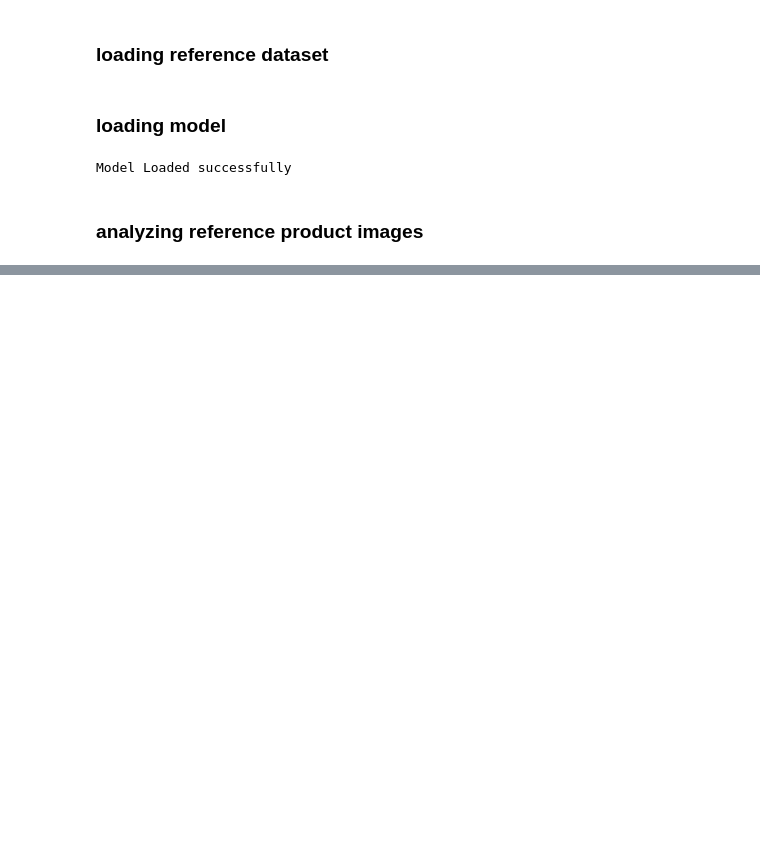
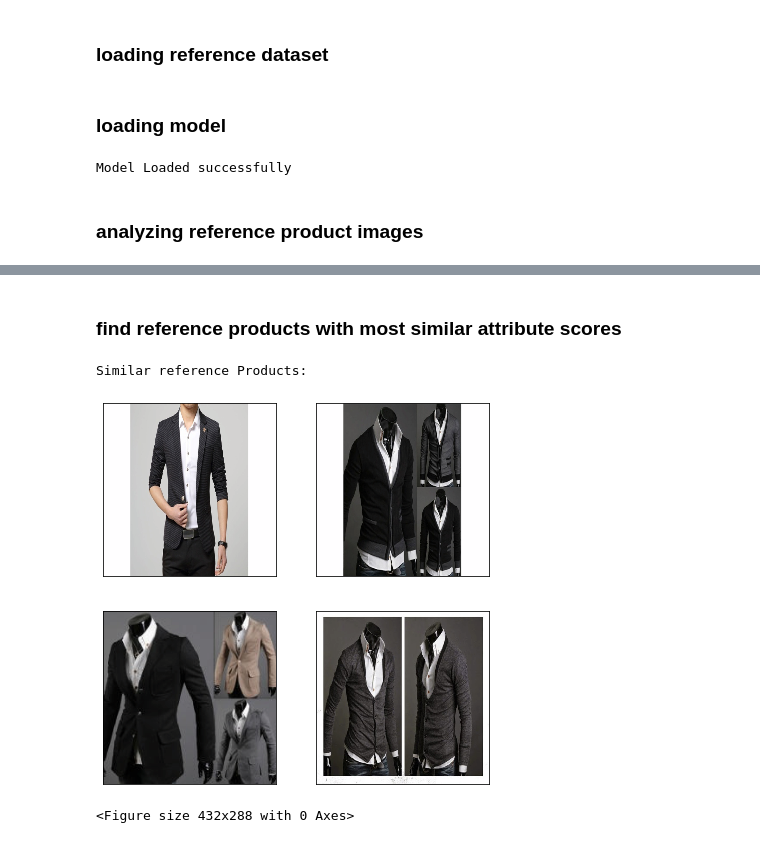
Before and after one commit to malteprinzler/VisualFashionAttributePrediction, a Jupyter notebook: notebooks/product_matching.ipynb, the cells around one changed output, grey strips where cells are left out. Saved outputs shown, nothing was run; the diff lists cells and outputs as text; code cells hidden in the pictures; blank space fills up the shorter version.

```diff
--- a/notebooks/product_matching.ipynb
+++ b/notebooks/product_matching.ipynb
@@ -12,7 +18,8 @@ import torch
 # %% [markdown]
 ### loading reference dataset
 # %%
-ds = iMatDataset(labels_file="../Data/iMaterialist/validation.json", img_dir="../Data/iMaterialist/validation", attr_descr_file="../Data/iMaterialist/iMat_fashion_2018_label_map_228.csv",
+# paths to dataset folder must be changed according to your file structure
+ds = iMatDataset(labels_file="/home/mprinzler/storage/iMaterialist/validation.json", img_dir="/home/mprinzler/storage/iMaterialist/val", attr_descr_file="/home/mprinzler/storage/iMaterialist/iMat_fashion_2018_label_map_228.csv",
                 rgb_mean=[0.6742, 0.6307, 0.6173], rgb_std=[0.6742, 0.6307, 0.6173])
 # %% [markdown]
 ### loading model
@@ -32,0 +51,3 @@ RuntimeError: [enforce fail at ..\c10\core\CPUAllocator.cpp:72] data. DefaultCPU
+# %%
+# loading previously saved ref_attr_scores (if existing)
+ref_attr_scores = torch.load("ref_attr_scores.pth")
@@ -32,0 +67,23 @@ RuntimeError: [enforce fail at ..\c10\core\CPUAllocator.cpp:72] data. DefaultCPU
+# %%
+# retreive similar products
+pred_attr_scores = model(ds.trafo_pil2tensor(query_img_pil).unsqueeze(0).to(device))[0].cpu()
+# %% [markdown]
+### find reference products with most similar attribute scores
+# %%
+ref_attr_score_distances = torch.sum((pred_attr_scores - ref_attr_scores)**2, dim=1).sqrt()
+closest_4 = torch.argsort(ref_attr_score_distances)[:4].tolist()
+
+print("Similar reference Products:")
+fig, axes = plt.subplots(ncols=2, nrows=2, figsize=(7,7))
+for i, ref_idx in enumerate(closest_4):
+    img_tensor, _ = ds[ref_idx]
+    img_pil = ds.trafo_tensor2pil(img_tensor)
+    axes.flatten()[i].imshow(img_pil)
+    axes.flatten()[i].tick_params(left=False, bottom=False, labelleft=False, labelbottom=False)
+plt.savefig("matches.png")
+plt.show()
+plt.tight_layout()
+# %% [output]
+Similar reference Products:
+[figure, added]
+<Figure size 432x288 with 0 Axes>
```
Also changed, not shown: parts of 8 cells of this notebook, 4 other files.
